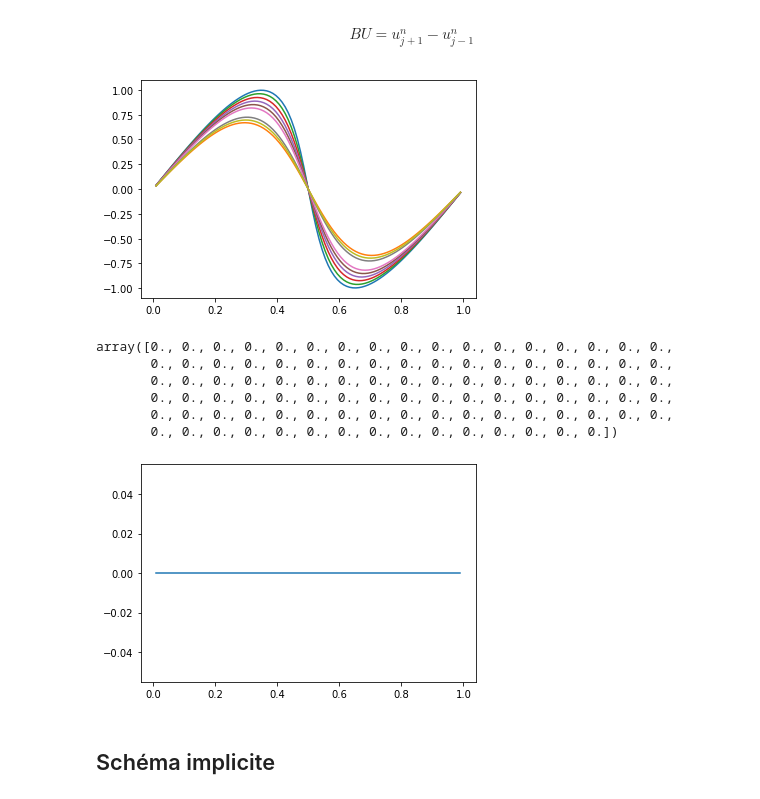
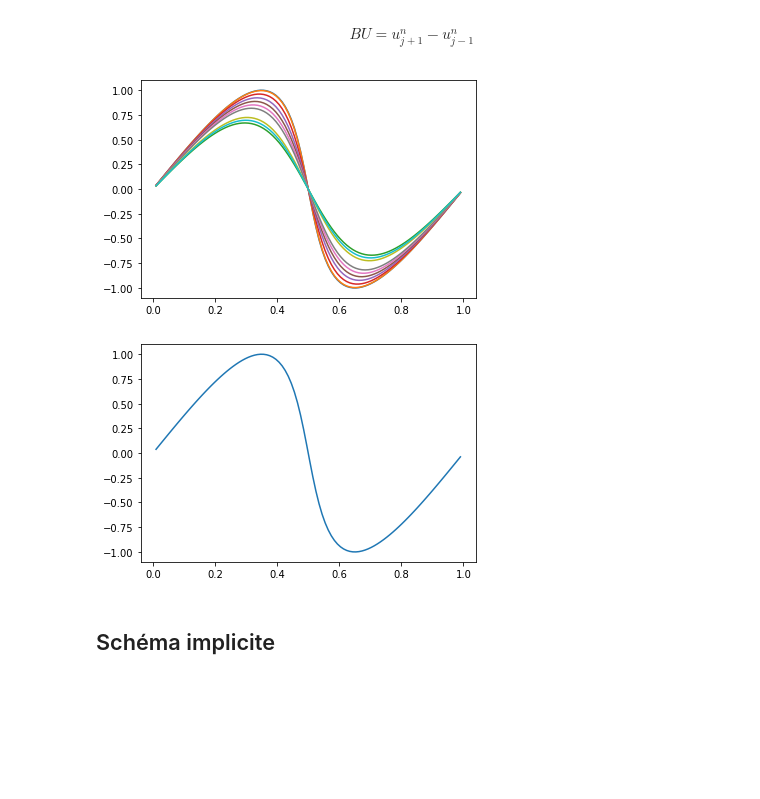
Before and after one commit to SophieWillemot/Equation-de-Burgers, a Jupyter notebook: schéma explicite.ipynb, the cells around one changed output. Cells and saved outputs as stored; diff of their text form; code cells hidden in the pictures; blank space fills up the shorter version.

```diff
--- a/schéma explicite.ipynb
+++ b/schéma explicite.ipynb
@@ -44,7 +44,7 @@ def explicite(N,dT,tend,nu):
 N = 100
 tend = 0.1
 dT = 10**-4
-nu = [0.001,0.1,0.01,0.02,0.03,0.04,0.05,0.08,0.09] #1/2 point particulier = explosion : instable
+nu = [0.0001,0.001,0.1,0.01,0.02,0.03,0.04,0.05,0.08,0.09] #1/2 point particulier = explosion : instable
 
 U=[]
 for i in range(len(nu)) :
@@ -57,28 +57,22 @@ for i in U :
     plt.plot(x,i)
 #U
 # %% [output]
-[figure, old version]
+[figure, new version]
 # %%
 N = 100
 tend = 0.1
 dT = 10**-4
-nu = 10
+nu = 0.00000000000000001
 
 U = explicite(N,dT,tend,nu)
 
 h=1/(N+1)
 x=np.linspace(h,1-h,N)
 
 plt.plot(x,U);
-U
+#U
 # %% [output]
-array([0., 0., 0., 0., 0., 0., 0., 0., 0., 0., 0., 0., 0., 0., 0., 0., 0.,
-       0., 0., 0., 0., 0., 0., 0., 0., 0., 0., 0., 0., 0., 0., 0., 0., 0.,
-       0., 0., 0., 0., 0., 0., 0., 0., 0., 0., 0., 0., 0., 0., 0., 0., 0.,
-       0., 0., 0., 0., 0., 0., 0., 0., 0., 0., 0., 0., 0., 0., 0., 0., 0.,
-       0., 0., 0., 0., 0., 0., 0., 0., 0., 0., 0., 0., 0., 0., 0., 0., 0.,
-       0., 0., 0., 0., 0., 0., 0., 0., 0., 0., 0., 0., 0., 0., 0.])
-[figure, old version]
+[figure, new version]
 # %% [markdown]
 ## Schéma implicite
 # %% [markdown]
```
Also changed, not shown: parts of 4 cells of this notebook.
